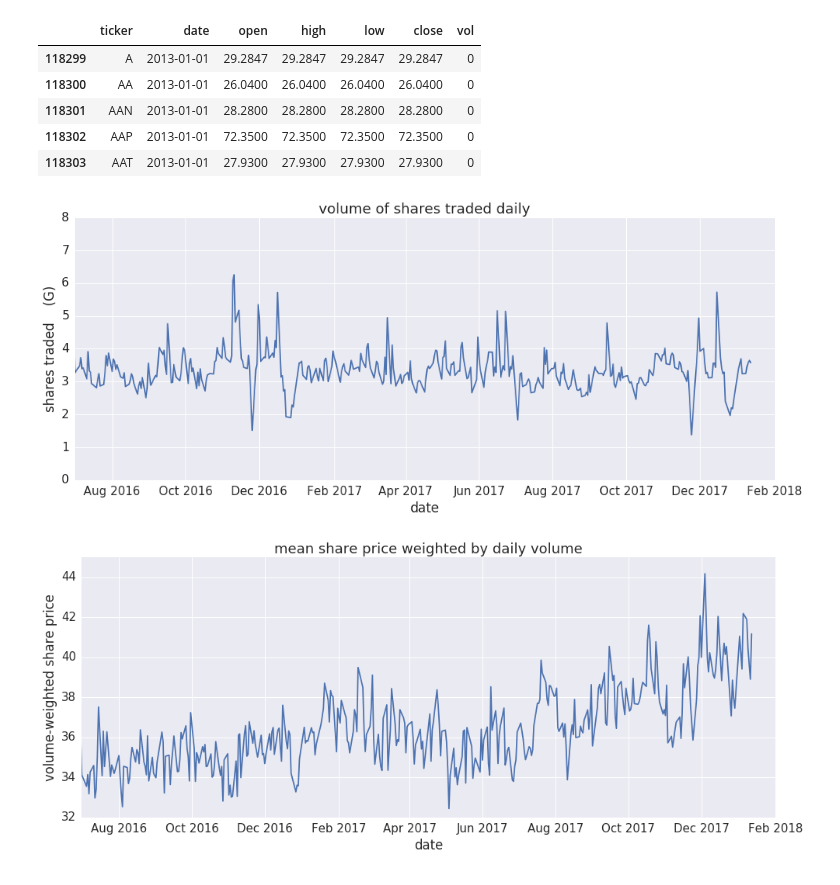
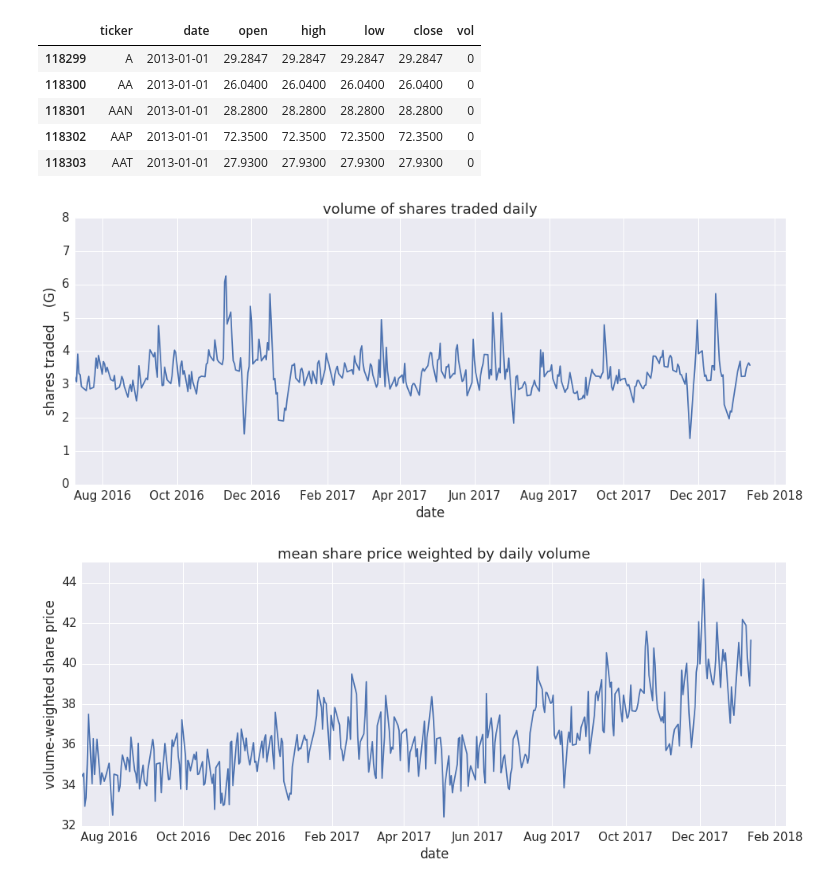
Before and after one commit to joehahn/tf-text-classification-demo, a Jupyter notebook: inspect_stock_data.ipynb, the cells around one changed output. Saved outputs shown, nothing was run; the diff lists cells and outputs as text; code cells hidden in the pictures.

```diff
--- a/inspect_stock_data.ipynb
+++ b/inspect_stock_data.ipynb
@@ -79,6 +79,9 @@ number of records (M) =  3.445273
 # %%
 #compute volume of shares traded each day
 N_shares_traded = data.groupby('date')['vol'].sum()
+# %%
+#select range of dates
+date_rng = ('2016-07-10', '2018-02-10')
 # %%
 #plot daily volume vs date
 fig, ax = plt.subplots(figsize=(16, 6))
@@ -90,10 +93,10 @@ ax.set_title('volume of shares traded daily')
 ax.set_xlabel('date')
 ax.set_ylabel('shares traded    (G)')
 ax.set_ylim(0, 8)
-ax.set_xlim('2016-07-01', '2018-02-01')
+ax.set_xlim(date_rng)
 plt.savefig('figs/volume.png')
 # %% [output]
-[figure, old version]
+[figure, new version]
 # %%
 #compute volume-weighted share price versus date
 def volume_weighted_share_price(record):
@@ -108,15 +111,15 @@ vwsp = data.groupby('date').apply(volume_weighted_share_price)
 # %%
 #plot volume-weighted share price vs date
 fig, ax = plt.subplots(figsize=(16, 6))
 idx = (vwsp > 0)
 xp = vwsp[idx].index
 yp = vwsp[idx].values
 p = ax.plot(xp, yp, linestyle='-')
 ax.set_title('mean share price weighted by daily volume')
 ax.set_xlabel('date')
 ax.set_ylabel('volume-weighted share price')
 ax.set_ylim(32, 45)
-ax.set_xlim('2016-07-01', '2018-02-01')
+ax.set_xlim(date_rng)
 plt.savefig('figs/vwsp.png')
 # %% [output]
-[figure, old version]
+[figure, new version]
```
Also changed, not shown: 2 other files.
